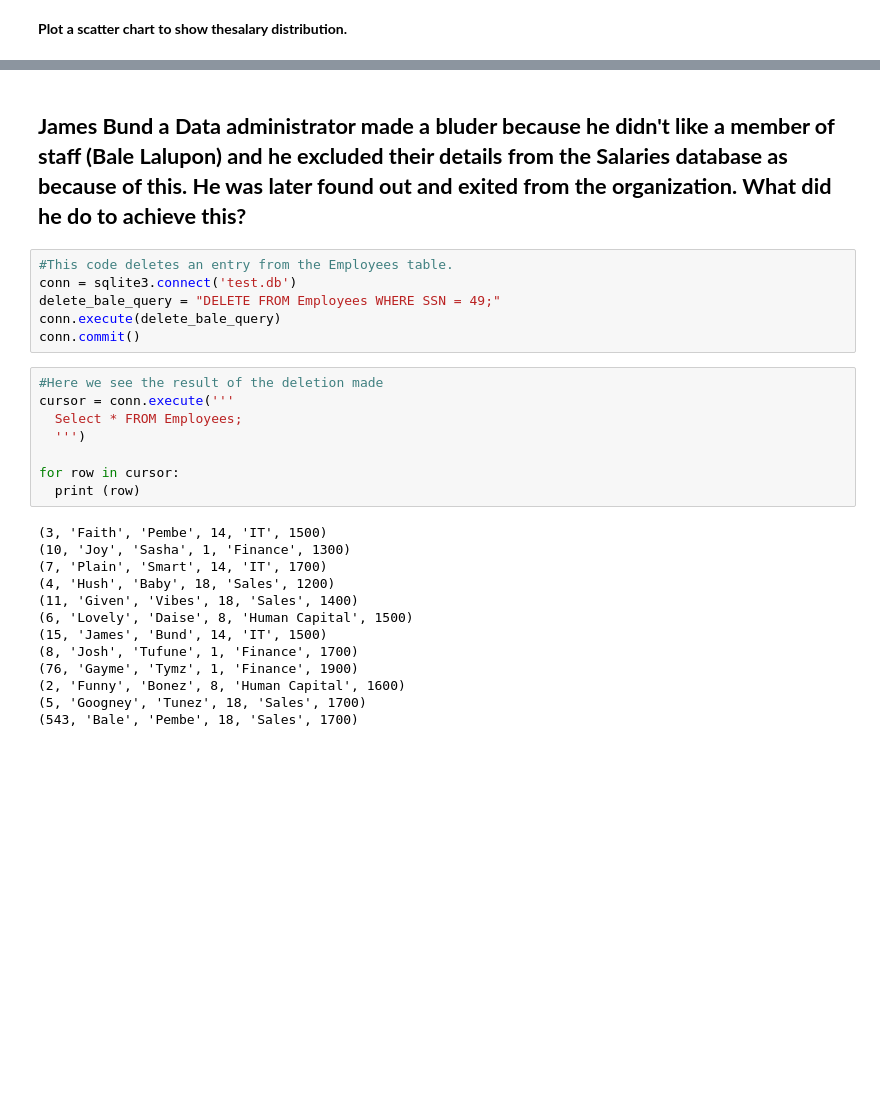
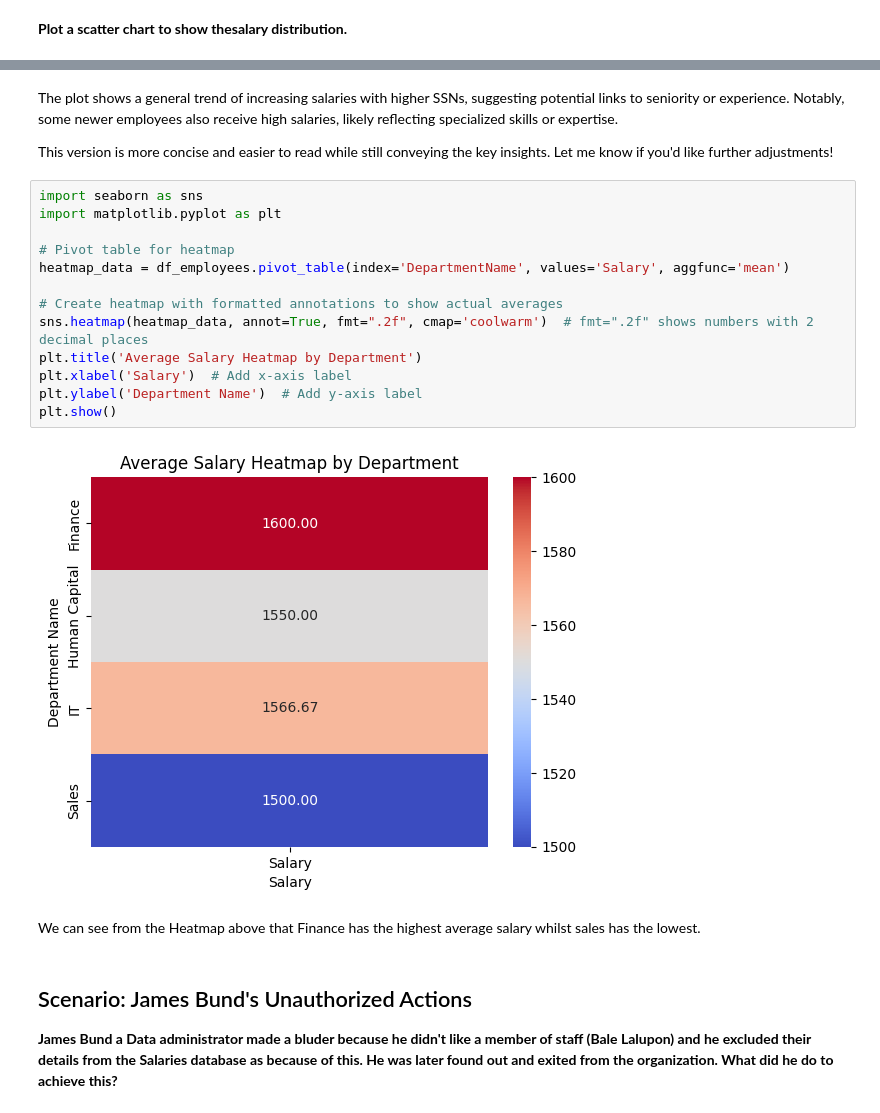
Before and after one commit to Korey01/Korey01, a Jupyter notebook: COMPLETE SALARIES_DATABASE_SQL.ipynb, the cells around one changed output, grey strips where cells are left out. Saved outputs shown, nothing was run; the diff lists cells and outputs as text; blank space fills up the shorter version.

```diff
--- a/COMPLETE SALARIES_DATABASE_SQL.ipynb
+++ b/COMPLETE SALARIES_DATABASE_SQL.ipynb
@@ -303,29 +382,25 @@ plt.show()
+# %% [markdown]
+The plot shows a general trend of increasing salaries with higher SSNs, suggesting potential links to seniority or experience. Notably, some newer employees also receive high salaries, likely reflecting specialized skills or expertise.
+
+This version is more concise and easier to read while still conveying the key insights. Let me know if you'd like further adjustments!
+# %%
+import seaborn as sns
+import matplotlib.pyplot as plt
+
+# Pivot table for heatmap
+heatmap_data = df_employees.pivot_table(index='DepartmentName', values='Salary', aggfunc='mean')
+
+# Create heatmap with formatted annotations to show actual averages
+sns.heatmap(heatmap_data, annot=True, fmt=".2f", cmap='coolwarm')  # fmt=".2f" shows numbers with 2 decimal places
+plt.title('Average Salary Heatmap by Department')
+plt.xlabel('Salary')  # Add x-axis label
+plt.ylabel('Department Name')  # Add y-axis label
+plt.show()
+# %% [output]
+[figure, added]
+# %% [markdown]
+We can see from the Heatmap above that Finance has the highest average salary
+ whilst sales has the lowest.
 # %% [markdown]
-## **James Bund a Data administrator made a bluder because he didn't like a member of staff (Bale Lalupon) and he excluded their  details from the Salaries database as because of this. He was later found out and exited from the organization. What did he do to achieve this?**
+## Scenario: James Bund's Unauthorized Actions
+ **James Bund a Data administrator made a bluder because he didn't like a member of staff (Bale Lalupon) and he excluded their  details from the Salaries database as because of this. He was later found out and exited from the organization. What did he do to achieve this?**
-# %%
-#This code deletes an entry from the Employees table.
-conn = sqlite3.connect('test.db')
-delete_bale_query = "DELETE FROM Employees WHERE SSN = 49;"
-conn.execute(delete_bale_query)
-conn.commit()
-# %%
-#Here we see the result of the deletion made
-cursor = conn.execute('''
-  Select * FROM Employees;
-  ''')
-
-for row in cursor:
-  print (row)
-# %% [output]
-(3, 'Faith', 'Pembe', 14, 'IT', 1500)
-(10, 'Joy', 'Sasha', 1, 'Finance', 1300)
-(7, 'Plain', 'Smart', 14, 'IT', 1700)
-(4, 'Hush', 'Baby', 18, 'Sales', 1200)
-(11, 'Given', 'Vibes', 18, 'Sales', 1400)
-(6, 'Lovely', 'Daise', 8, 'Human Capital', 1500)
-(15, 'James', 'Bund', 14, 'IT', 1500)
-(8, 'Josh', 'Tufune', 1, 'Finance', 1700)
-(76, 'Gayme', 'Tymz', 1, 'Finance', 1900)
-(2, 'Funny', 'Bonez', 8, 'Human Capital', 1600)
-(5, 'Googney', 'Tunez', 18, 'Sales', 1700)
-(543, 'Bale', 'Pembe', 18, 'Sales', 1700)
```
Also changed, not shown: parts of 36 cells of this notebook.
